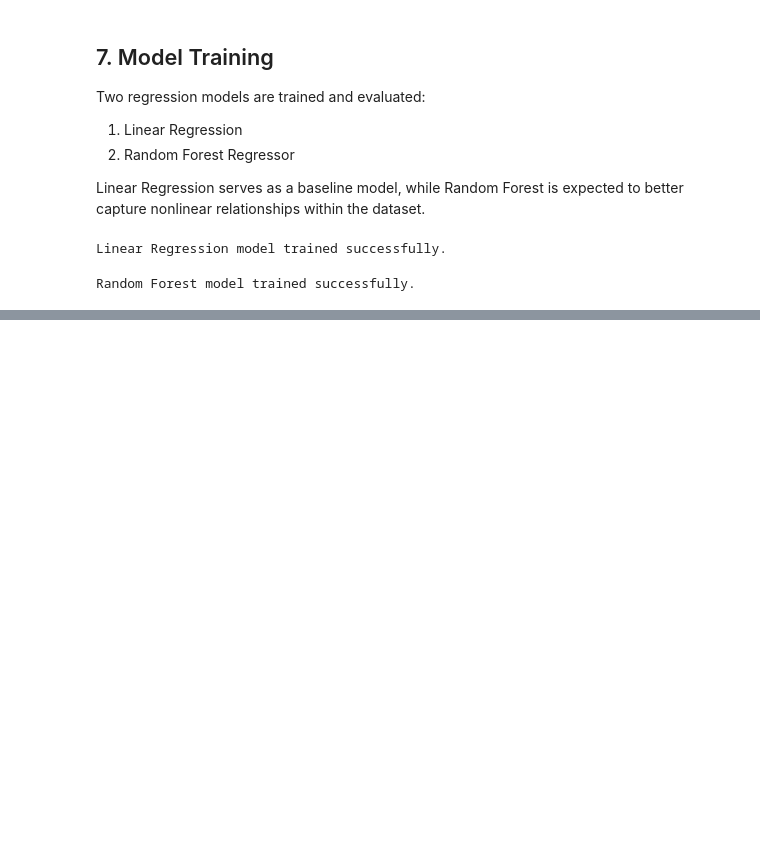
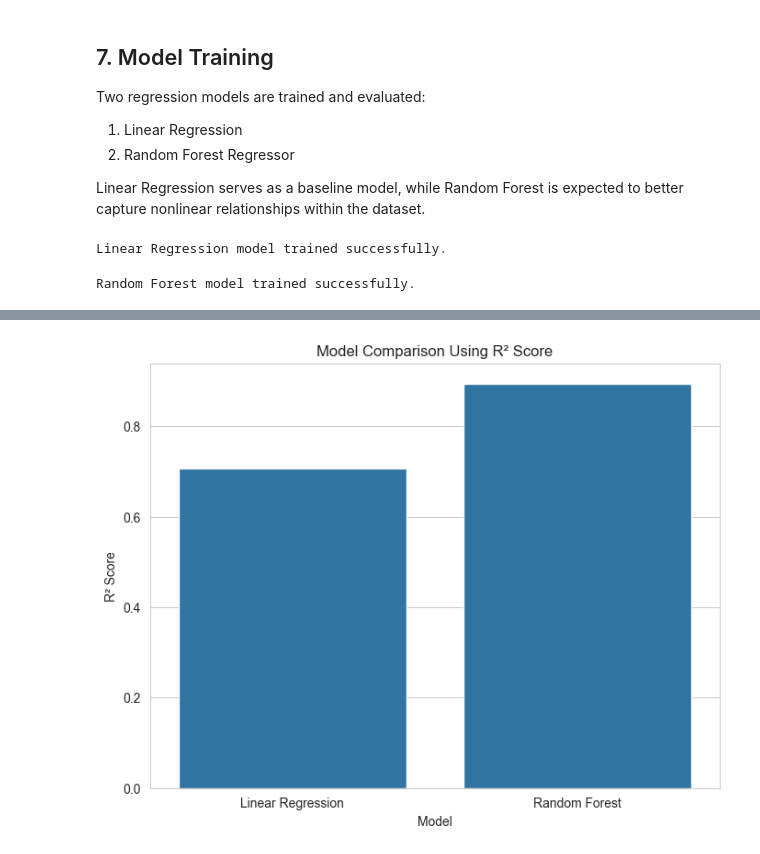
Before and after one commit to bryanpintado/used-car-price-prediction, a Jupyter notebook: 01_eda_and_modeling.ipynb, the cells around one changed output, grey strips where cells are left out. Saved outputs shown, nothing was run; the diff lists cells and outputs as text; code cells hidden in the pictures; blank space fills up the shorter version.

Commit message:
complete model evaluation and final analysis

```diff
--- a/01_eda_and_modeling.ipynb
+++ b/01_eda_and_modeling.ipynb
@@ -495,0 +535,13 @@ Random Forest model trained successfully.
+# %%
+# Evaluate Random Forest
+
+rf_mae, rf_rmse, rf_r2, rf_preds = evaluate_model(
+    rf_model,
+    X_test,
+    y_test
+)
+
+print("Random Forest Results")
+print("MAE:", rf_mae)
+print("RMSE:", rf_rmse)
+print("R²:", rf_r2)
@@ -495,0 +553,11 @@ Random Forest model trained successfully.
+# %%
+# Model Comparison Table
+
+results = pd.DataFrame({
+    "Model": ["Linear Regression", "Random Forest"],
+    "MAE": [linear_mae, rf_mae],
+    "RMSE": [linear_rmse, rf_rmse],
+    "R2 Score": [linear_r2, rf_r2]
+})
+
+results
@@ -495,0 +581,19 @@ Random Forest model trained successfully.
+# %%
+# Model Comparison Bar Chart
+
+plt.figure(figsize=(8,6))
+
+sns.barplot(
+    x="Model",
+    y="R2 Score",
+    data=results
+)
+
+plt.title("Model Comparison Using R² Score")
+plt.ylabel("R² Score")
+
+plt.savefig("figures/model_comparison_r2.png")
+
+plt.show()
+# %% [output]
+[figure, added]
```
Also changed, not shown: parts of 10 cells of this notebook, 4 other files.
